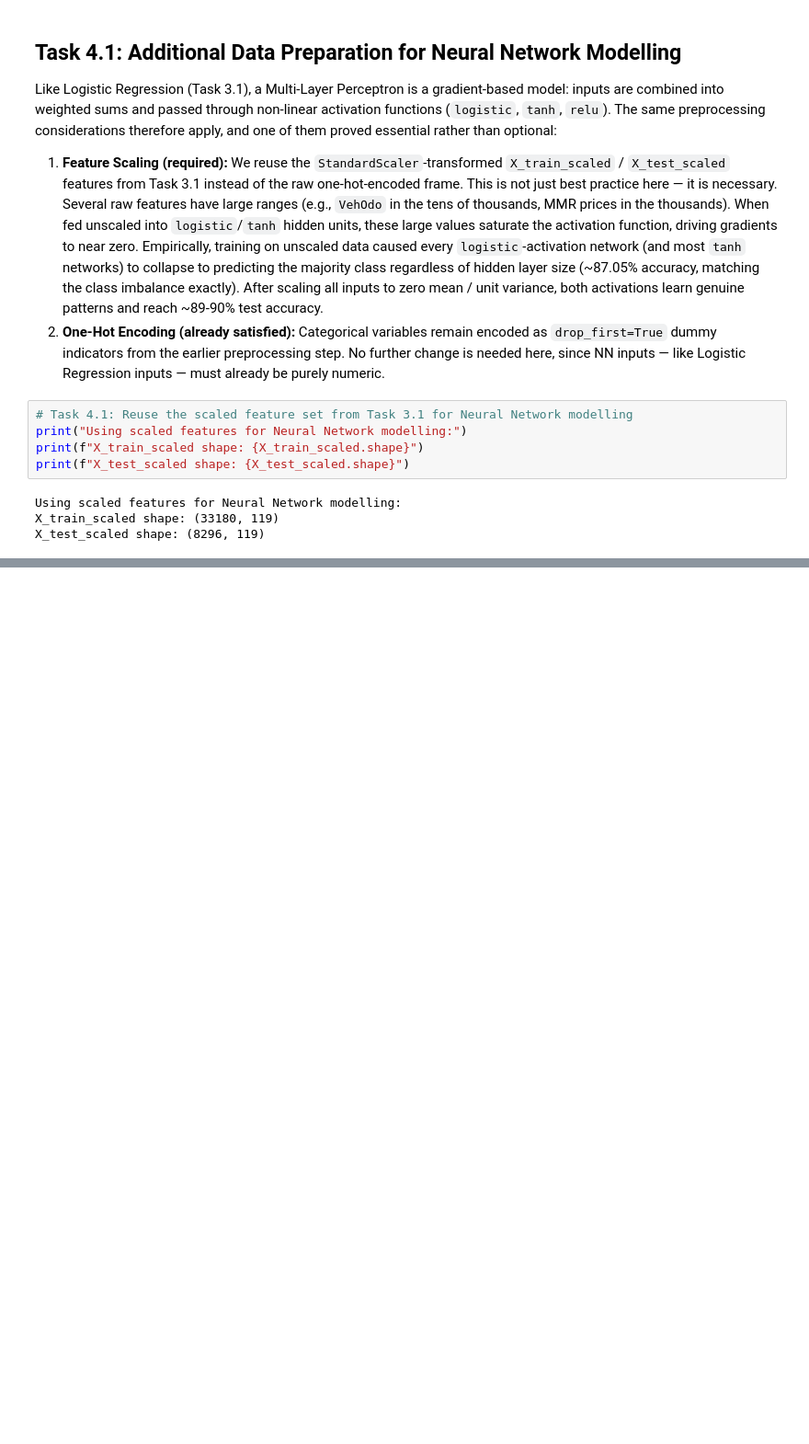
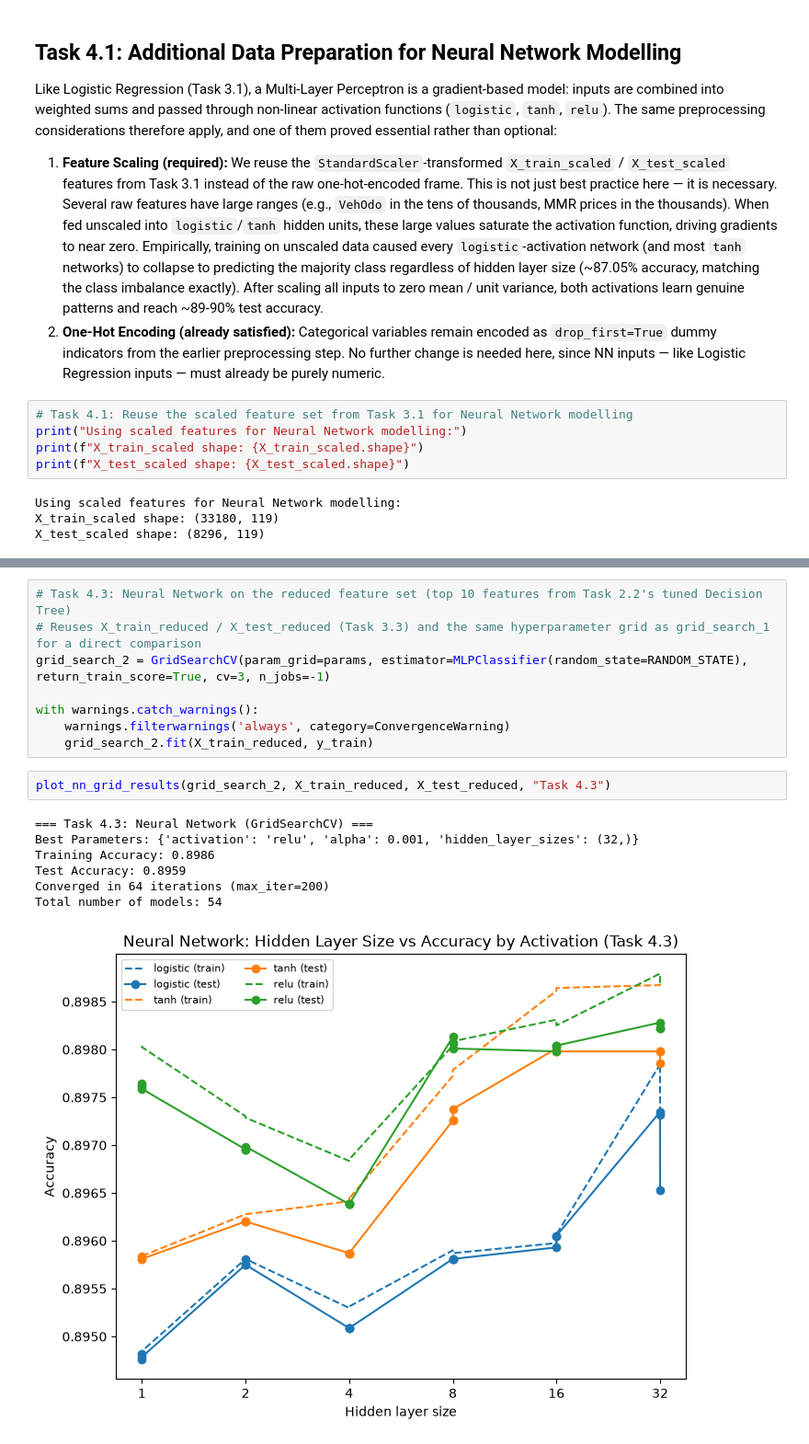
Before and after one commit to dmitrynovik/ml-a1a, a Jupyter notebook: 1a.ipynb, the cells around one changed output, grey strips where cells are left out. Shown at 92% size. Drawn from its saved outputs; the diff is of its cells as text; blank space fills up the shorter version.

```diff
--- a/1a.ipynb
+++ b/1a.ipynb
@@ -761,0 +775,18 @@ The model converges in 112 iterations with Training Accuracy: 0.8995 and Test Ac
+# %%
+# Task 4.3: Neural Network on the reduced feature set (top 10 features from Task 2.2's tuned Decision Tree)
+# Reuses X_train_reduced / X_test_reduced (Task 3.3) and the same hyperparameter grid as grid_search_1 for a direct comparison
+grid_search_2 = GridSearchCV(param_grid=params, estimator=MLPClassifier(random_state=RANDOM_STATE), return_train_score=True, cv=3, n_jobs=-1)
+
+with warnings.catch_warnings():
+    warnings.filterwarnings('always', category=ConvergenceWarning)
+    grid_search_2.fit(X_train_reduced, y_train)
+# %%
+plot_nn_grid_results(grid_search_2, X_train_reduced, X_test_reduced, "Task 4.3")
+# %% [output]
+=== Task 4.3: Neural Network (GridSearchCV) ===
+Best Parameters: {'activation': 'relu', 'alpha': 0.001, 'hidden_layer_sizes': (32,)}
+Training Accuracy: 0.8986
+Test Accuracy: 0.8959
+Converged in 64 iterations (max_iter=200)
+Total number of models: 54
+[figure, added]
```
Also changed, not shown: parts of 4 cells of this notebook.
